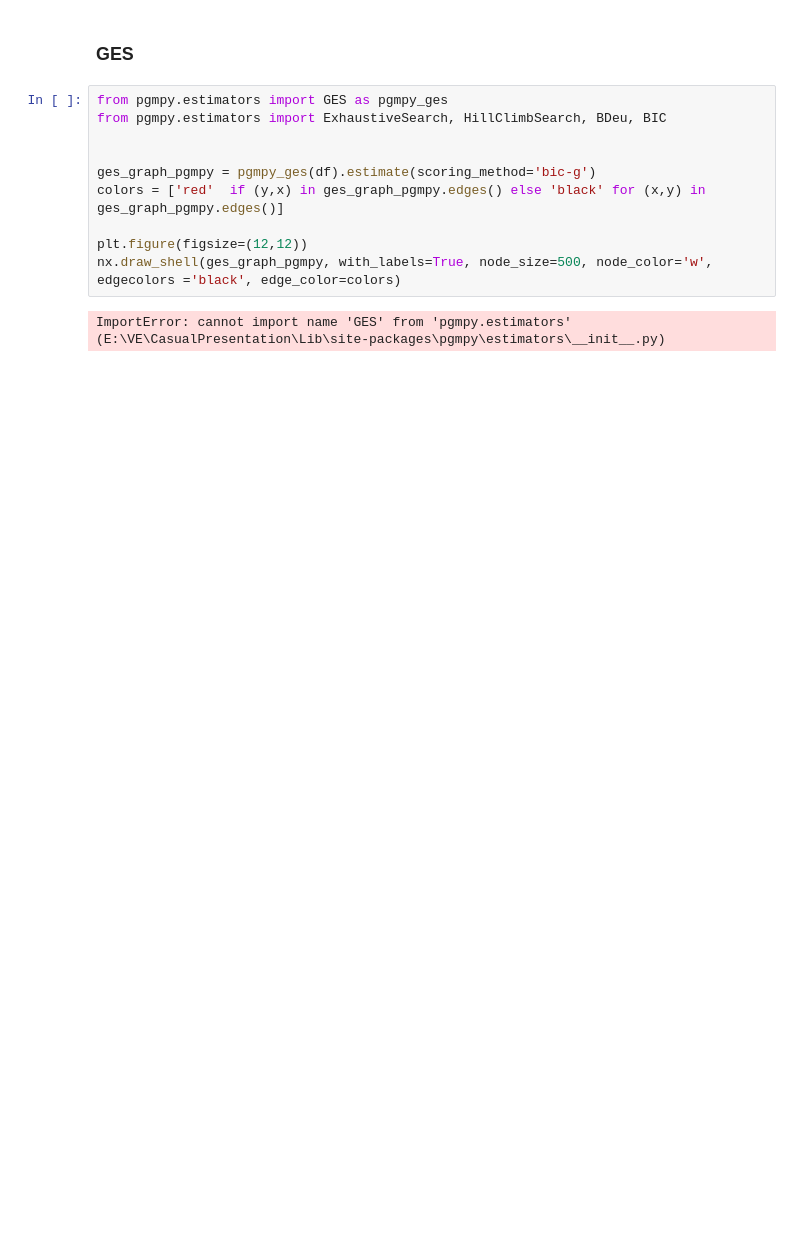
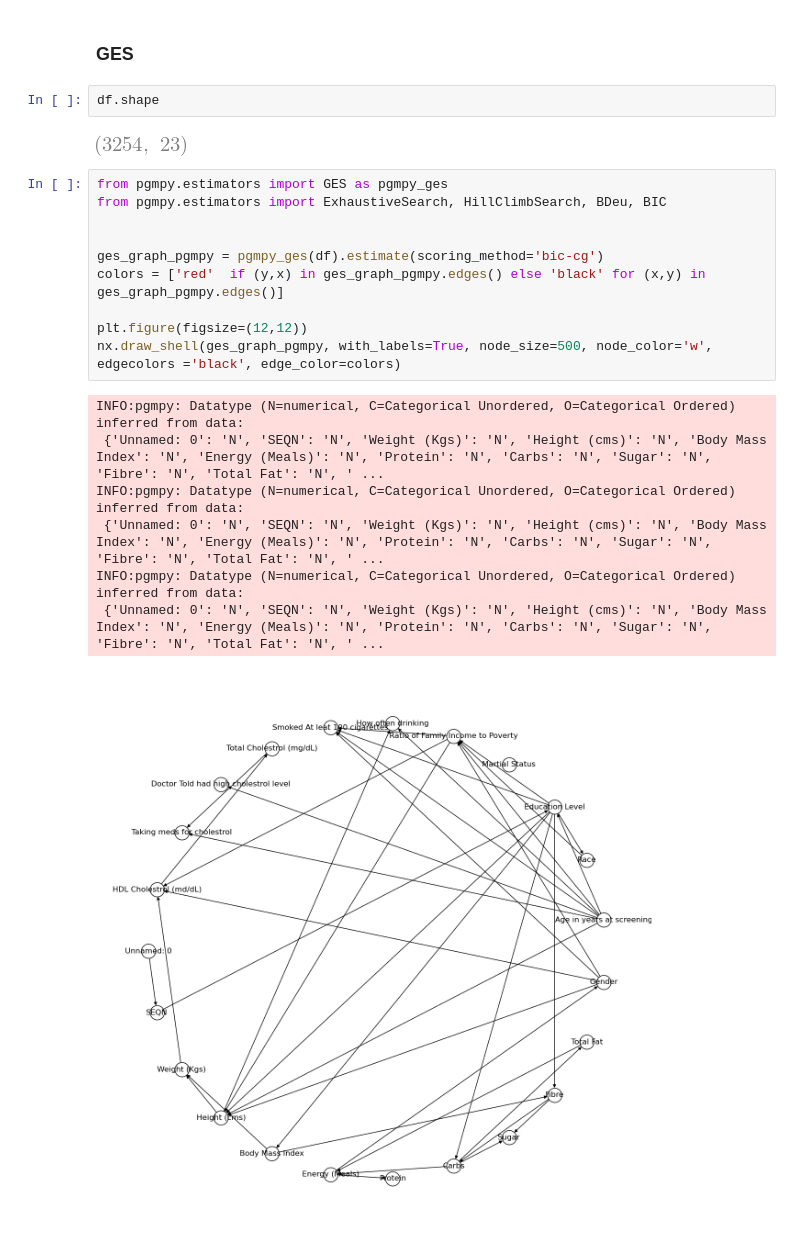
Before and after one commit to jerbeario/CasualPresentation, a Jupyter notebook: NHANES/NHANES_sandbox.ipynb, the cells around one changed output. Saved outputs shown, nothing was run; the diff lists cells and outputs as text; blank space fills up the shorter version.

```diff
--- a/NHANES/NHANES_sandbox.ipynb
+++ b/NHANES/NHANES_sandbox.ipynb
@@ -243,14 +259,24 @@ Causal Estimate is -0.2952018800991709
 # %% [markdown]
 ### GES
+# %%
+df.shape
+# %% [output]
+[figure, added]
 # %%
 from pgmpy.estimators import GES as pgmpy_ges
 from pgmpy.estimators import ExhaustiveSearch, HillClimbSearch, BDeu, BIC
 
 
-ges_graph_pgmpy = pgmpy_ges(df).estimate(scoring_method='bic-g')
+ges_graph_pgmpy = pgmpy_ges(df).estimate(scoring_method='bic-cg')
 colors = ['red'  if (y,x) in ges_graph_pgmpy.edges() else 'black' for (x,y) in ges_graph_pgmpy.edges()]
 
 plt.figure(figsize=(12,12))
 nx.draw_shell(ges_graph_pgmpy, with_labels=True, node_size=500, node_color='w', edgecolors ='black', edge_color=colors)
 # %% [output]
-ImportError: cannot import name 'GES' from 'pgmpy.estimators' (E:\VE\CasualPresentation\Lib\site-packages\pgmpy\estimators\__init__.py)
+INFO:pgmpy: Datatype (N=numerical, C=Categorical Unordered, O=Categorical Ordered) inferred from data:
+ {'Unnamed: 0': 'N', 'SEQN': 'N', 'Weight (Kgs)': 'N', 'Height (cms)': 'N', 'Body Mass Index': 'N', 'Energy (Meals)': 'N', 'Protein': 'N', 'Carbs': 'N', 'Sugar': 'N', 'Fibre': 'N', 'Total Fat': 'N', ' ...
+INFO:pgmpy: Datatype (N=numerical, C=Categorical Unordered, O=Categorical Ordered) inferred from data:
+ {'Unnamed: 0': 'N', 'SEQN': 'N', 'Weight (Kgs)': 'N', 'Height (cms)': 'N', 'Body Mass Index': 'N', 'Energy (Meals)': 'N', 'Protein': 'N', 'Carbs': 'N', 'Sugar': 'N', 'Fibre': 'N', 'Total Fat': 'N', ' ...
+INFO:pgmpy: Datatype (N=numerical, C=Categorical Unordered, O=Categorical Ordered) inferred from data:
+ {'Unnamed: 0': 'N', 'SEQN': 'N', 'Weight (Kgs)': 'N', 'Height (cms)': 'N', 'Body Mass Index': 'N', 'Energy (Meals)': 'N', 'Protein': 'N', 'Carbs': 'N', 'Sugar': 'N', 'Fibre': 'N', 'Total Fat': 'N', ' ...
+[figure, added]
```
Also changed, not shown: parts of 7 cells of this notebook, 11 other files.
